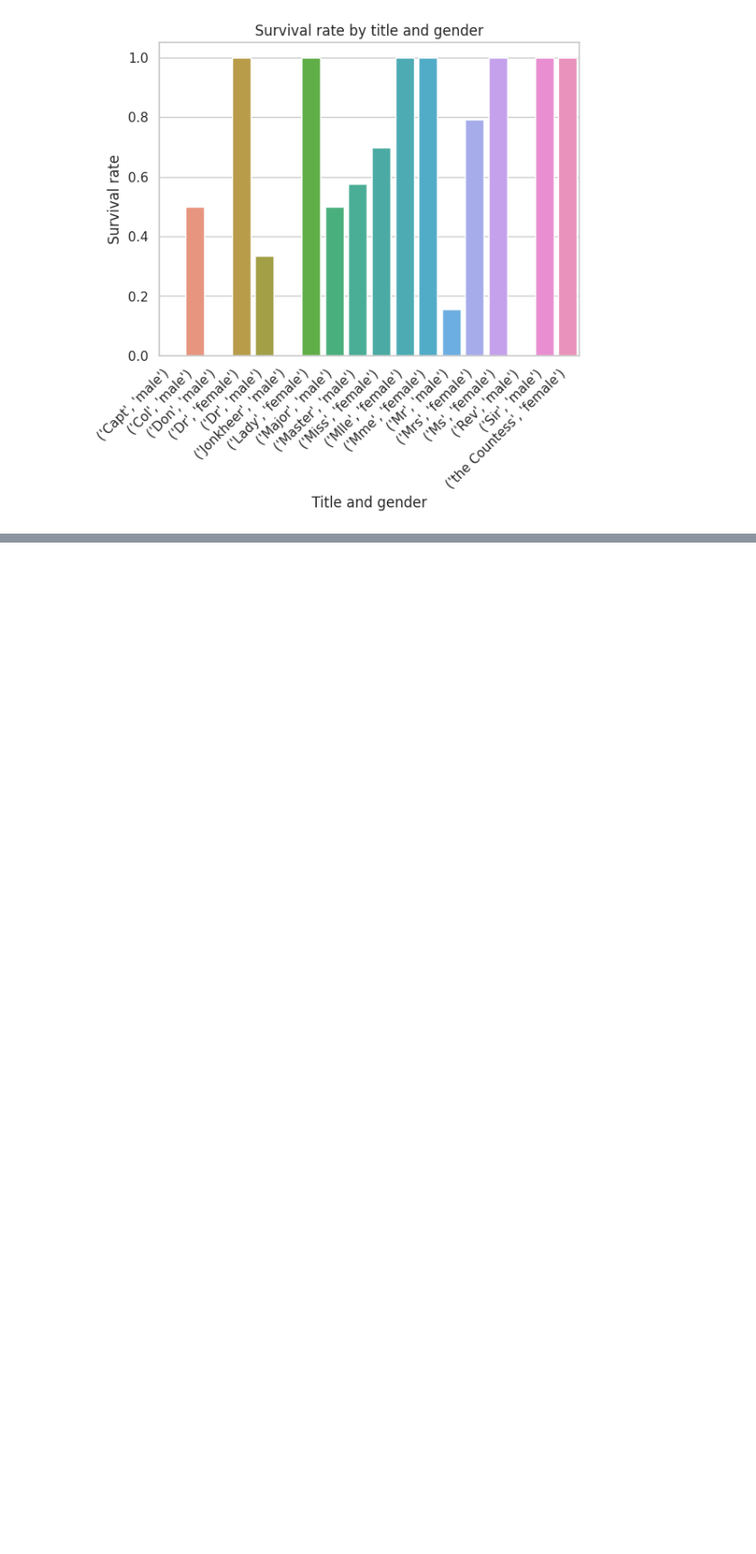
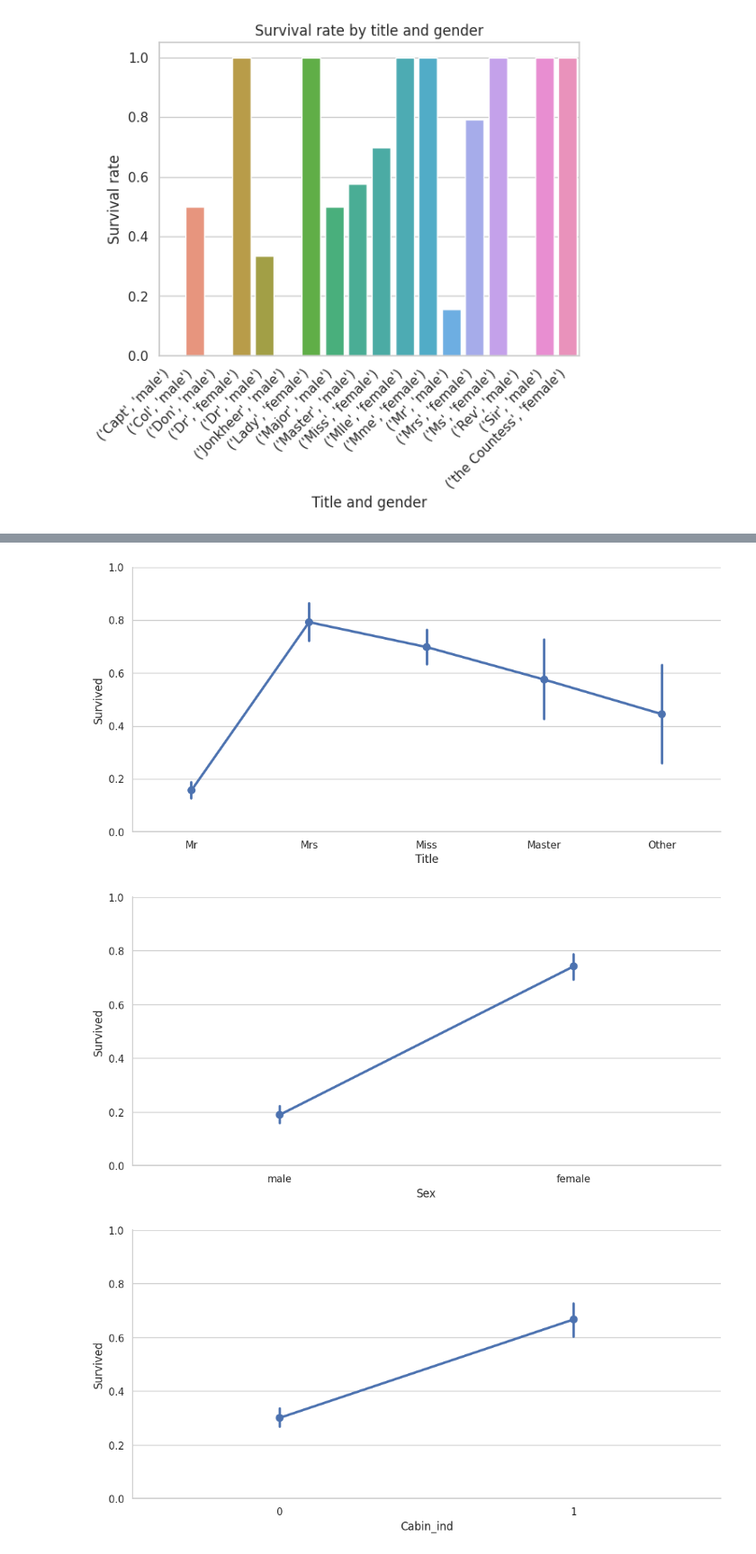
Before and after one commit to ArifAygun/Applied-Machine-Learning-Feature-Engineering, a Jupyter notebook: AA_AML_Feature_Engineering.ipynb, the cells around one changed output, grey strips where cells are left out. Shown at 90% size. Saved outputs shown, nothing was run; the diff lists cells and outputs as text; code cells hidden in the pictures; blank space fills up the shorter version.

Commit message:
Colaboratory kullanılarak oluşturuldu

```diff
--- a/AA_AML_Feature_Engineering.ipynb
+++ b/AA_AML_Feature_Engineering.ipynb
@@ -626,0 +650,16 @@ plt.show()
+# %%
+# Read in our data
+import matplotlib.pyplot as plt
+import seaborn as sns
+%matplotlib inline
+import numpy as np
+import pandas as pd
+
+from google.colab import drive
+drive.mount('/content/drive/')
+
+%cd /content/drive/My Drive/Datasets/LinkedinDS/
+
+titanic = pd.read_csv("titanic.csv",
+                      usecols=['Survived', 'Name', 'Sex', 'Cabin', 'Embarked'])
+titanic.head()
@@ -626,0 +677,6 @@ plt.show()
+# %%
+# Create a title feature by parsing passenger name and create a cabin indicator variable
+titanic['Title_Raw'] = titanic['Name'].apply(lambda x: x.split(',')[1].split('.')[0].strip())
+titanic['Title'] = titanic['Title_Raw'].apply(lambda x: x if x in ['Master', 'Miss', 'Mr', 'Mrs'] else 'Other')
+titanic['Cabin_ind'] = np.where(titanic['Cabin'].isnull(),0,1)
+titanic.head()
@@ -626,0 +699,9 @@ plt.show()
+# %%
+# Generate categorical plots for features
+for col in ['Title', 'Sex', 'Cabin_ind', 'Embarked']:
+    sns.catplot(x=col, y='Survived', data=titanic, kind='point', aspect=2, )
+    plt.ylim(0, 1)
+# %% [output]
+[figure, added]
+[figure, added]
+[figure, added]
```
Also changed, not shown: parts of 10 cells of this notebook.
